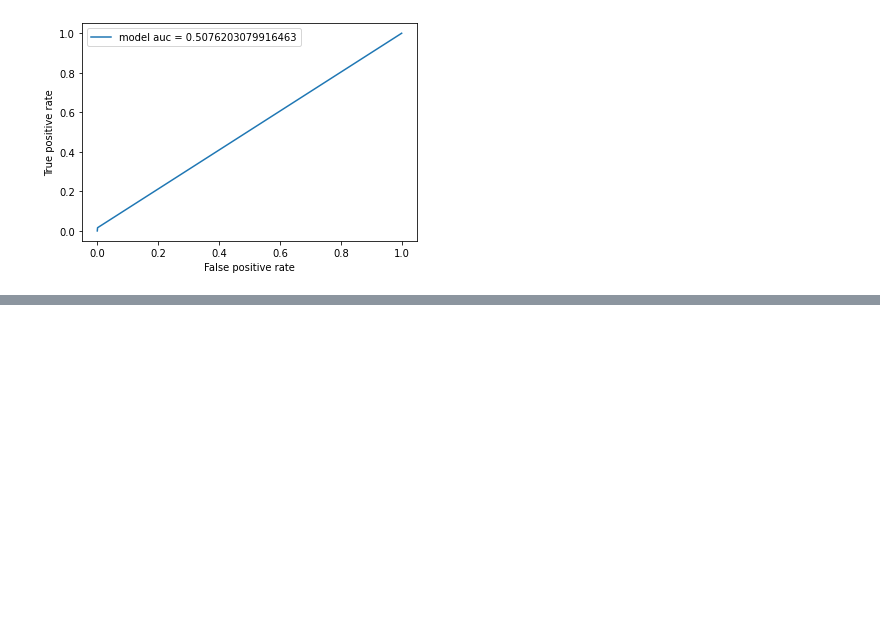
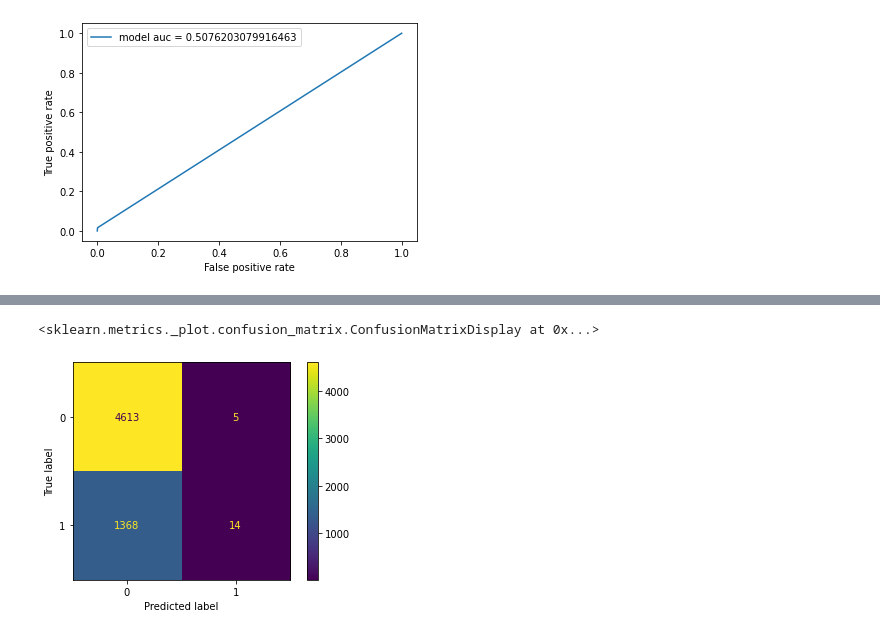
Before and after one commit to MadhurAwasthi/Credit-Card-Default-Prediction, a Jupyter notebook: Credit_Card_Default_Prediction_Capstone_Project.ipynb, the cells around one changed output, grey strips where cells are left out. Saved outputs shown, nothing was run; the diff lists cells and outputs as text; code cells hidden in the pictures; blank space fills up the shorter version.

```diff
--- a/Credit_Card_Default_Prediction_Capstone_Project.ipynb
+++ b/Credit_Card_Default_Prediction_Capstone_Project.ipynb
@@ -1131,0 +1181,5 @@ plt.show()
+# %%
+plot_confusion_matrix(nbModel,x_test,y_test)
+# %% [output]
+<sklearn.metrics._plot.confusion_matrix.ConfusionMatrixDisplay at 0x...>
+[figure, added]
```
Also changed, not shown: parts of 13 cells of this notebook.
